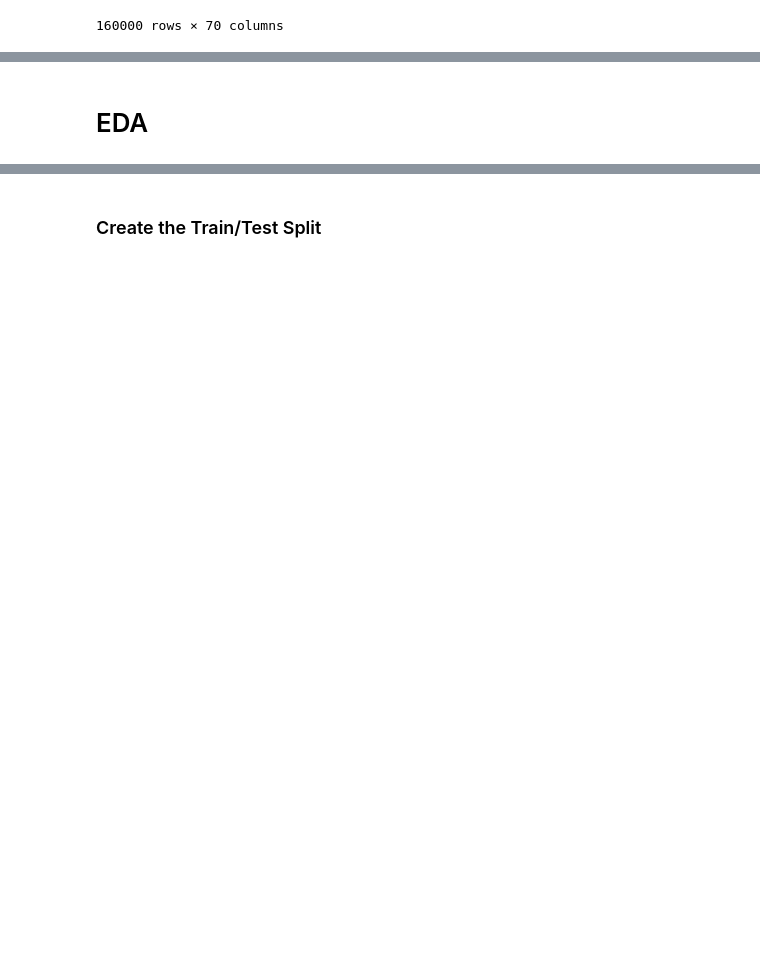
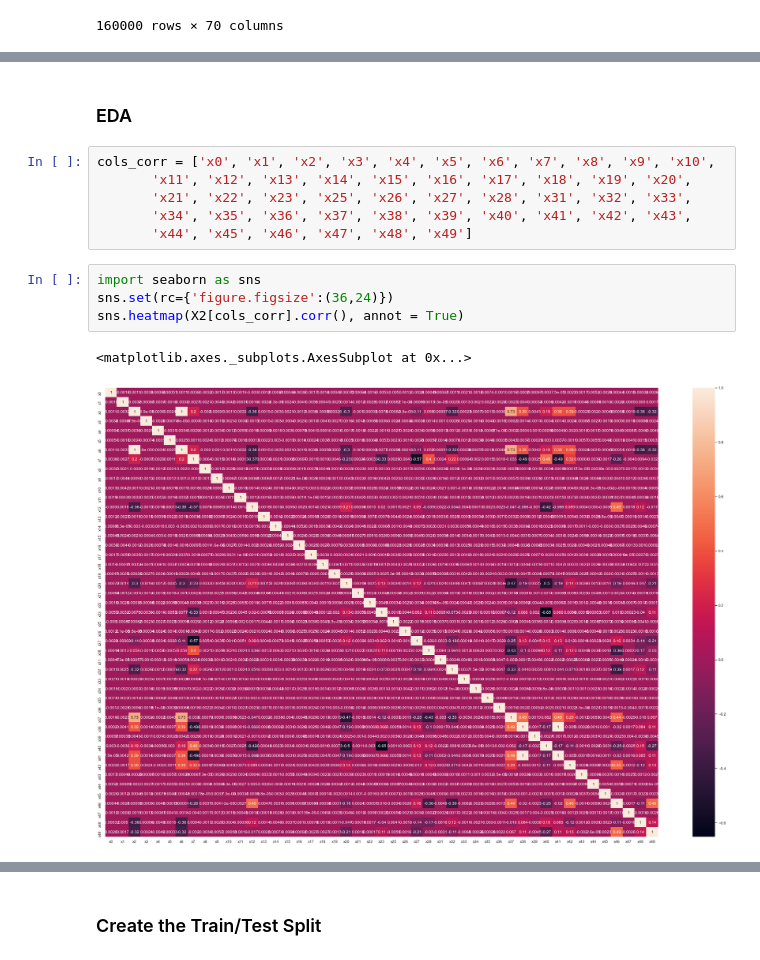
Before and after one commit to warnost/QTW, a Jupyter notebook: Final Case Study/Code/Final Case Study.ipynb, the cells around one changed output, grey strips where cells are left out. Drawn from its saved outputs; the diff is of its cells as text; blank space fills up the shorter version.

```diff
--- a/Final Case Study/Code/Final Case Study.ipynb
+++ b/Final Case Study/Code/Final Case Study.ipynb
@@ -246,4 +250,17 @@ X2.describe()
 | 75% | 6.724050e-01 | 6.753186e-01 | 6.795468e-01 | 6.781186e-01 | 6.747798e-01 | 6.747967e-01 | 6.796256e-01 | 6.518074e-01 | 6.743741e-01 | 6.766323e-01 | 6.768308e-01 | ... |
 | max | 4.316499e+00 | 4.414243e+00 | 4.874662e+00 | 4.827667e+00 | 4.113032e+00 | 4.633689e+00 | 4.874392e+00 | 5.135737e+00 | 4.390770e+00 | 4.307610e+00 | 4.821050e+00 | ... |
 # %% [markdown]
-# EDA
+### EDA
+# %%
+cols_corr = ['x0', 'x1', 'x2', 'x3', 'x4', 'x5', 'x6', 'x7', 'x8', 'x9', 'x10',
+       'x11', 'x12', 'x13', 'x14', 'x15', 'x16', 'x17', 'x18', 'x19', 'x20',
+       'x21', 'x22', 'x23', 'x25', 'x26', 'x27', 'x28', 'x31', 'x32', 'x33',
+       'x34', 'x35', 'x36', 'x37', 'x38', 'x39', 'x40', 'x41', 'x42', 'x43',
+       'x44', 'x45', 'x46', 'x47', 'x48', 'x49']
+# %%
+import seaborn as sns
+sns.set(rc={'figure.figsize':(36,24)})
+sns.heatmap(X2[cols_corr].corr(), annot = True)
+# %% [output]
+<matplotlib.axes._subplots.AxesSubplot at 0x...>
+[figure, added]
```
Also changed, not shown: parts of 23 cells of this notebook.
